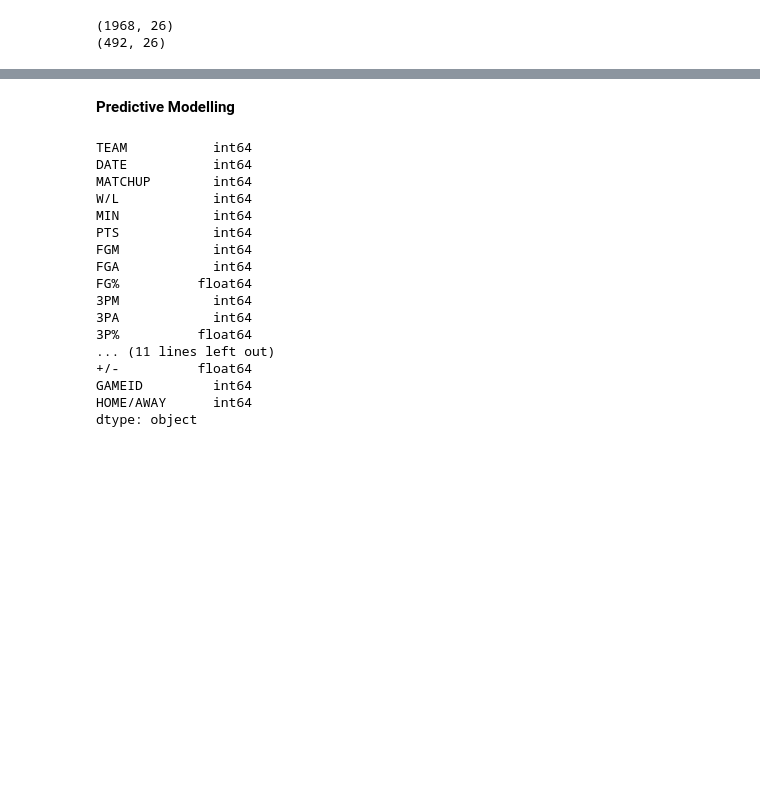
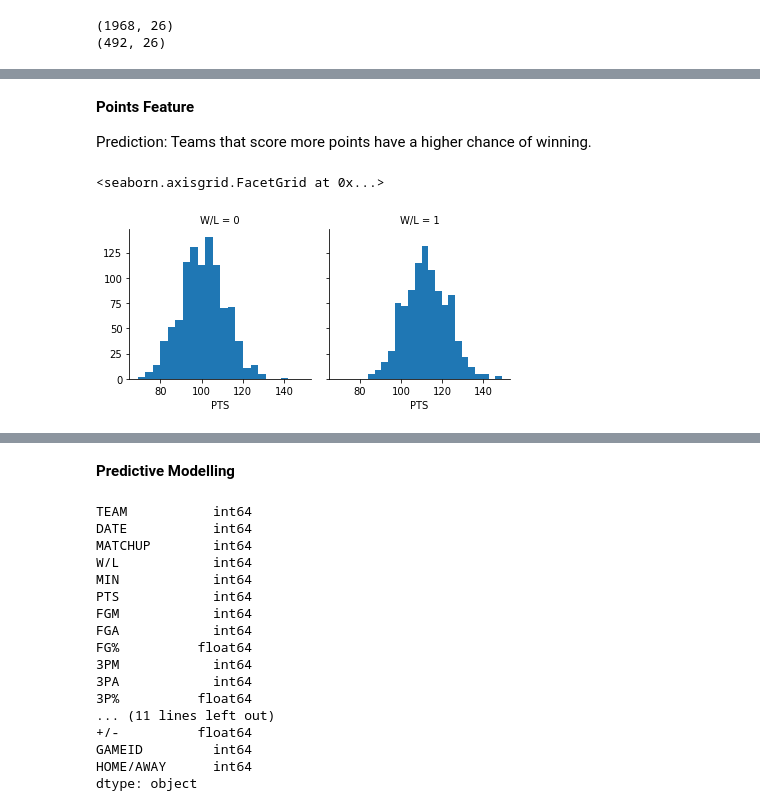
Before and after one commit to calvin20cc/NBA-Games-Predictor, a Jupyter notebook: game_prediction.ipynb, the cells around one changed output, grey strips where cells are left out. Saved outputs shown, nothing was run; the diff lists cells and outputs as text; code cells hidden in the pictures; blank space fills up the shorter version.

```diff
--- a/game_prediction.ipynb
+++ b/game_prediction.ipynb
@@ -198,0 +111,10 @@ train_df['+/-'].hist()
+# %% [markdown]
+**Points Feature**
+
+Prediction: Teams that score more points have a higher chance of winning.
+# %%
+g = sns.FacetGrid(train_df, col='W/L')
+g.map(plt.hist, 'PTS', bins=20)
+# %% [output]
+<seaborn.axisgrid.FacetGrid at 0x...>
+[figure, added]
```
Also changed, not shown: parts of 51 cells of this notebook, 2 other files.
